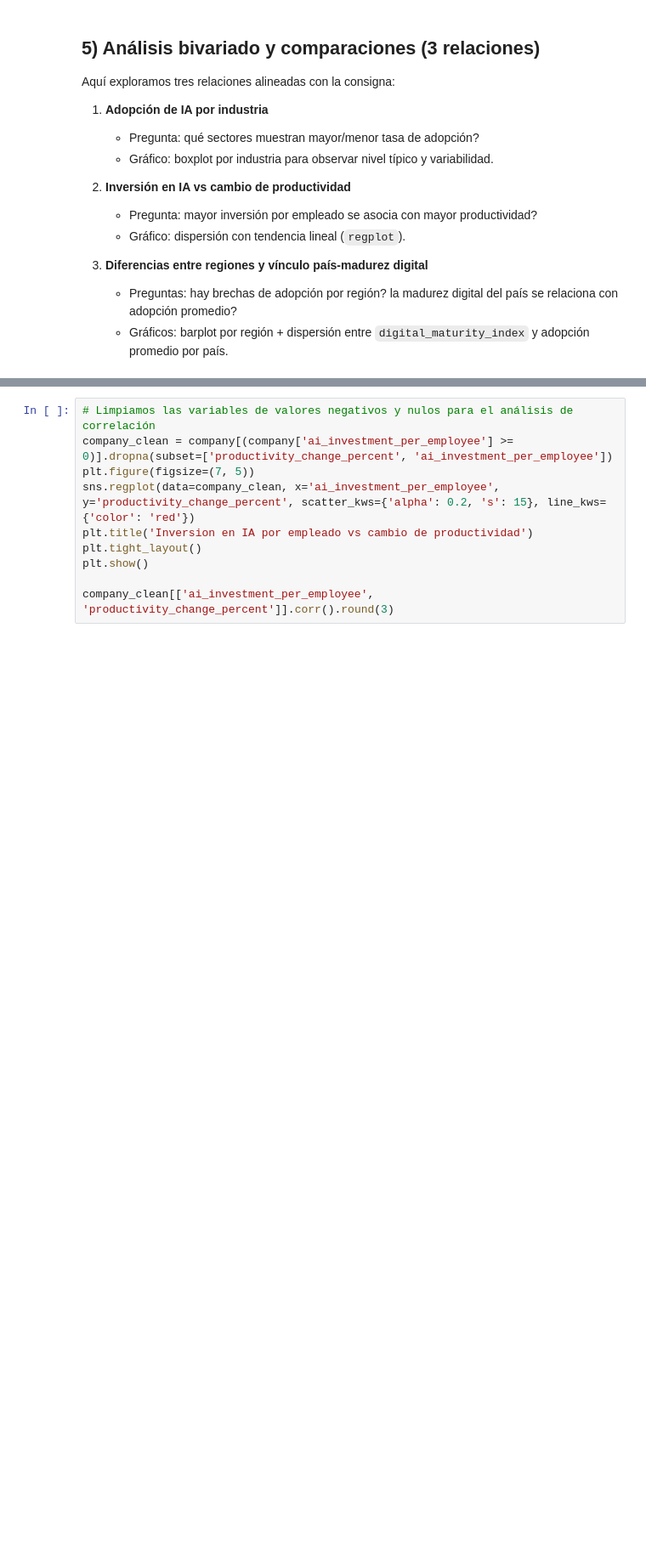
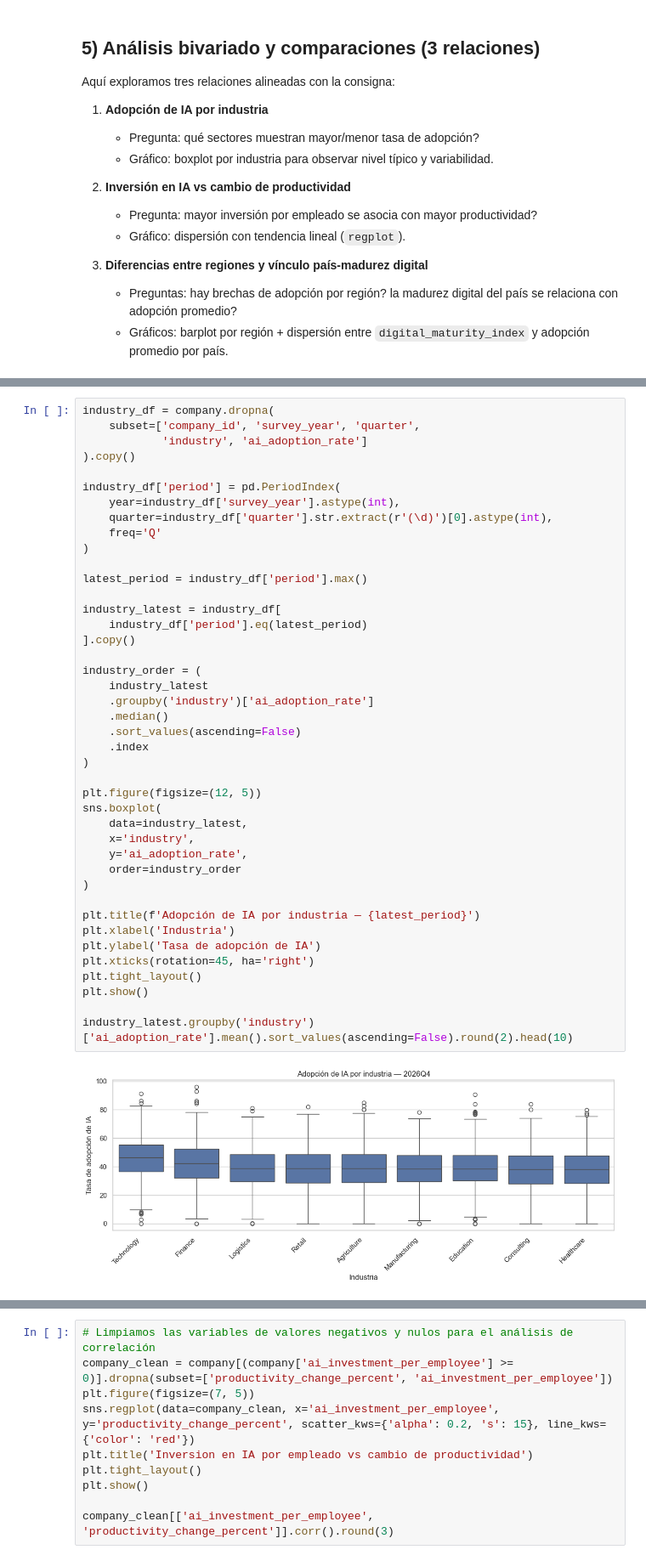
Before and after one commit to Ericsig/DiploDatos, a Jupyter notebook: notebook/eda_notebook.ipynb, the cells around one changed output, grey strips where cells are left out. Shown at 85% size. Saved outputs shown, nothing was run; the diff lists cells and outputs as text; blank space fills up the shorter version.

```diff
--- a/notebook/eda_notebook.ipynb
+++ b/notebook/eda_notebook.ipynb
@@ -370,0 +381,44 @@ No parece haber diferencias significativas entre las industrias respecto de su t
+# %%
+industry_df = company.dropna(
+    subset=['company_id', 'survey_year', 'quarter',
+            'industry', 'ai_adoption_rate']
+).copy()
+
+industry_df['period'] = pd.PeriodIndex(
+    year=industry_df['survey_year'].astype(int),
+    quarter=industry_df['quarter'].str.extract(r'(\d)')[0].astype(int),
+    freq='Q'
+)
+
+latest_period = industry_df['period'].max()
+
+industry_latest = industry_df[
+    industry_df['period'].eq(latest_period)
+].copy()
+
+industry_order = (
+    industry_latest
+    .groupby('industry')['ai_adoption_rate']
+    .median()
+    .sort_values(ascending=False)
+    .index
+)
+
+plt.figure(figsize=(12, 5))
+sns.boxplot(
+    data=industry_latest,
+    x='industry',
+    y='ai_adoption_rate',
+    order=industry_order
+)
+
+plt.title(f'Adopción de IA por industria — {latest_period}')
+plt.xlabel('Industria')
+plt.ylabel('Tasa de adopción de IA')
+plt.xticks(rotation=45, ha='right')
+plt.tight_layout()
+plt.show()
+
+industry_latest.groupby('industry')['ai_adoption_rate'].mean().sort_values(ascending=False).round(2).head(10)
+# %% [output]
+[figure, added]
```
Also changed, not shown: parts of 23 cells of this notebook.
